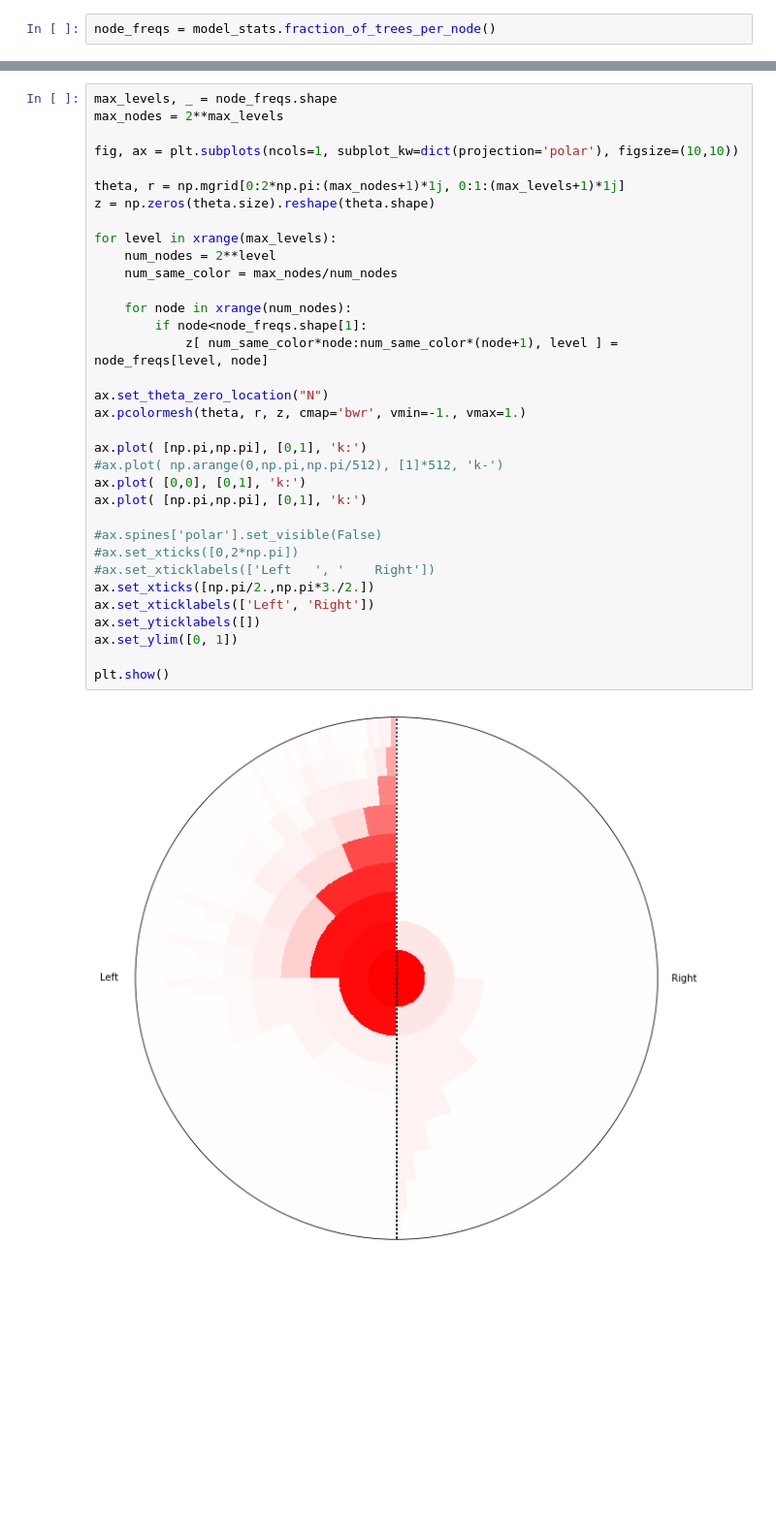
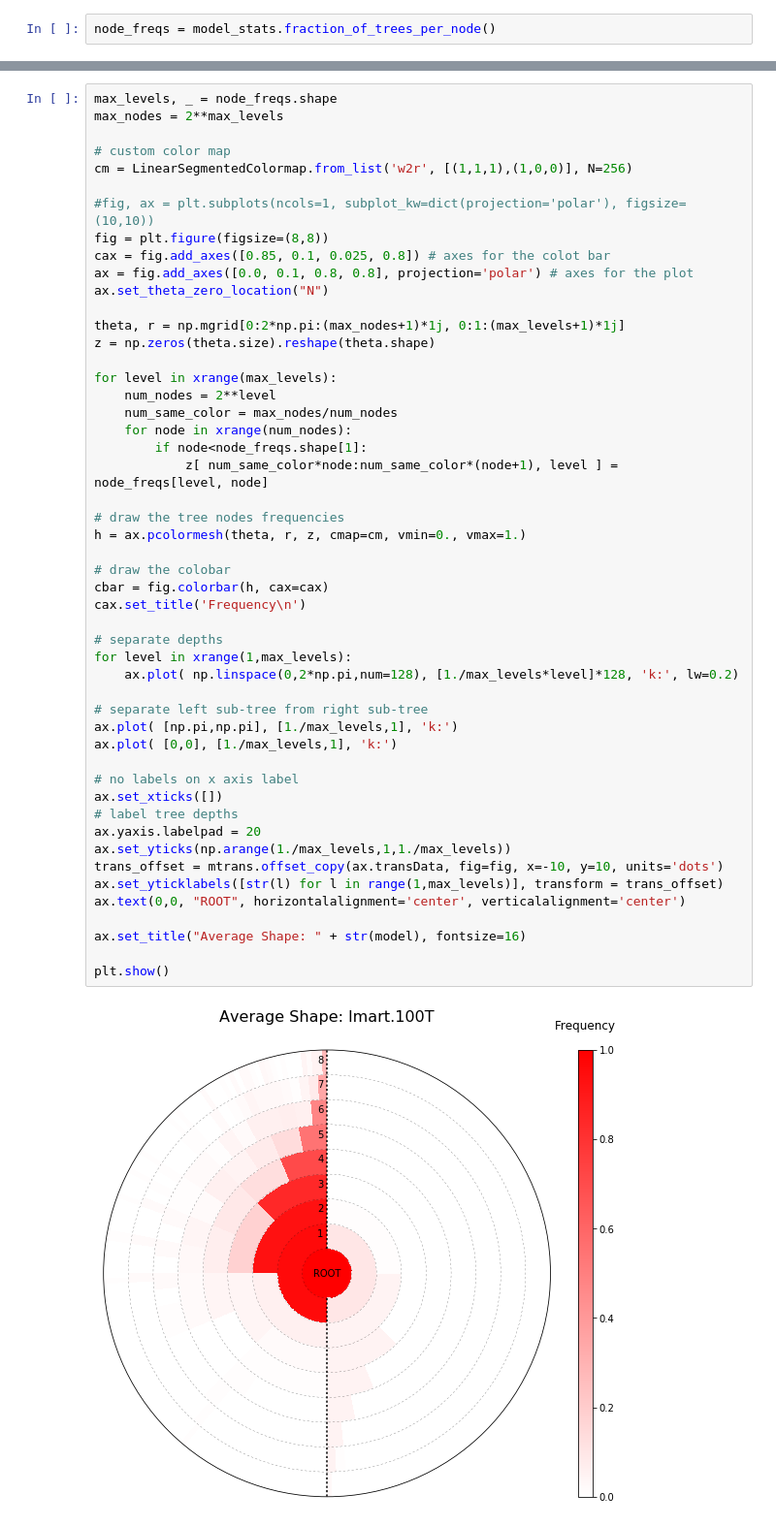
Before and after one commit to hpclab/rankeval, a Jupyter notebook: notebooks/Visualization - Topological.ipynb, the cells around one changed output, grey strips where cells are left out. Shown at 97% size. Drawn from its saved outputs; the diff is of its cells as text; blank space fills up the shorter version.

Commit message:
improved topological visualization

```diff
--- a/notebooks/Visualization - Topological.ipynb
+++ b/notebooks/Visualization - Topological.ipynb
@@ -41,36 +35,52 @@ print 2**9
 # %%
 max_levels, _ = node_freqs.shape
 max_nodes = 2**max_levels
 
-fig, ax = plt.subplots(ncols=1, subplot_kw=dict(projection='polar'), figsize=(10,10))
+# custom color map
+cm = LinearSegmentedColormap.from_list('w2r', [(1,1,1),(1,0,0)], N=256)
+
+#fig, ax = plt.subplots(ncols=1, subplot_kw=dict(projection='polar'), figsize=(10,10))
+fig = plt.figure(figsize=(8,8))
+cax = fig.add_axes([0.85, 0.1, 0.025, 0.8]) # axes for the colot bar
+ax = fig.add_axes([0.0, 0.1, 0.8, 0.8], projection='polar') # axes for the plot
+ax.set_theta_zero_location("N")
 
 theta, r = np.mgrid[0:2*np.pi:(max_nodes+1)*1j, 0:1:(max_levels+1)*1j]
 z = np.zeros(theta.size).reshape(theta.shape)
 
 for level in xrange(max_levels):
     num_nodes = 2**level
     num_same_color = max_nodes/num_nodes
-
     for node in xrange(num_nodes):
         if node<node_freqs.shape[1]:
             z[ num_same_color*node:num_same_color*(node+1), level ] = node_freqs[level, node]
 
-ax.set_theta_zero_location("N")
-ax.pcolormesh(theta, r, z, cmap='bwr', vmin=-1., vmax=1.)
+# draw the tree nodes frequencies
+h = ax.pcolormesh(theta, r, z, cmap=cm, vmin=0., vmax=1.)
 
-ax.plot( [np.pi,np.pi], [0,1], 'k:')
-#ax.plot( np.arange(0,np.pi,np.pi/512), [1]*512, 'k-')
-ax.plot( [0,0], [0,1], 'k:')
-ax.plot( [np.pi,np.pi], [0,1], 'k:')
+# draw the colobar
+cbar = fig.colorbar(h, cax=cax)
+cax.set_title('Frequency\n')
 
-#ax.spines['polar'].set_visible(False)
-#ax.set_xticks([0,2*np.pi])
-#ax.set_xticklabels(['Left   ', '    Right'])
-ax.set_xticks([np.pi/2.,np.pi*3./2.])
-ax.set_xticklabels(['Left', 'Right'])
-ax.set_yticklabels([])
-ax.set_ylim([0, 1])
+# separate depths
+for level in xrange(1,max_levels):
+    ax.plot( np.linspace(0,2*np.pi,num=128), [1./max_levels*level]*128, 'k:', lw=0.2)
+
+# separate left sub-tree from right sub-tree
+ax.plot( [np.pi,np.pi], [1./max_levels,1], 'k:')
+ax.plot( [0,0], [1./max_levels,1], 'k:')
+
+# no labels on x axis label
+ax.set_xticks([])
+# label tree depths
+ax.yaxis.labelpad = 20
+ax.set_yticks(np.arange(1./max_levels,1,1./max_levels))
+trans_offset = mtrans.offset_copy(ax.transData, fig=fig, x=-10, y=10, units='dots')
+ax.set_yticklabels([str(l) for l in range(1,max_levels)], transform = trans_offset)
+ax.text(0,0, "ROOT", horizontalalignment='center', verticalalignment='center')
+
+ax.set_title("Average Shape: " + str(model), fontsize=16)
 
 plt.show()
 # %% [output]
-[figure, old version]
+[figure, new version]
```
Also changed, not shown: parts of 3 cells of this notebook.
